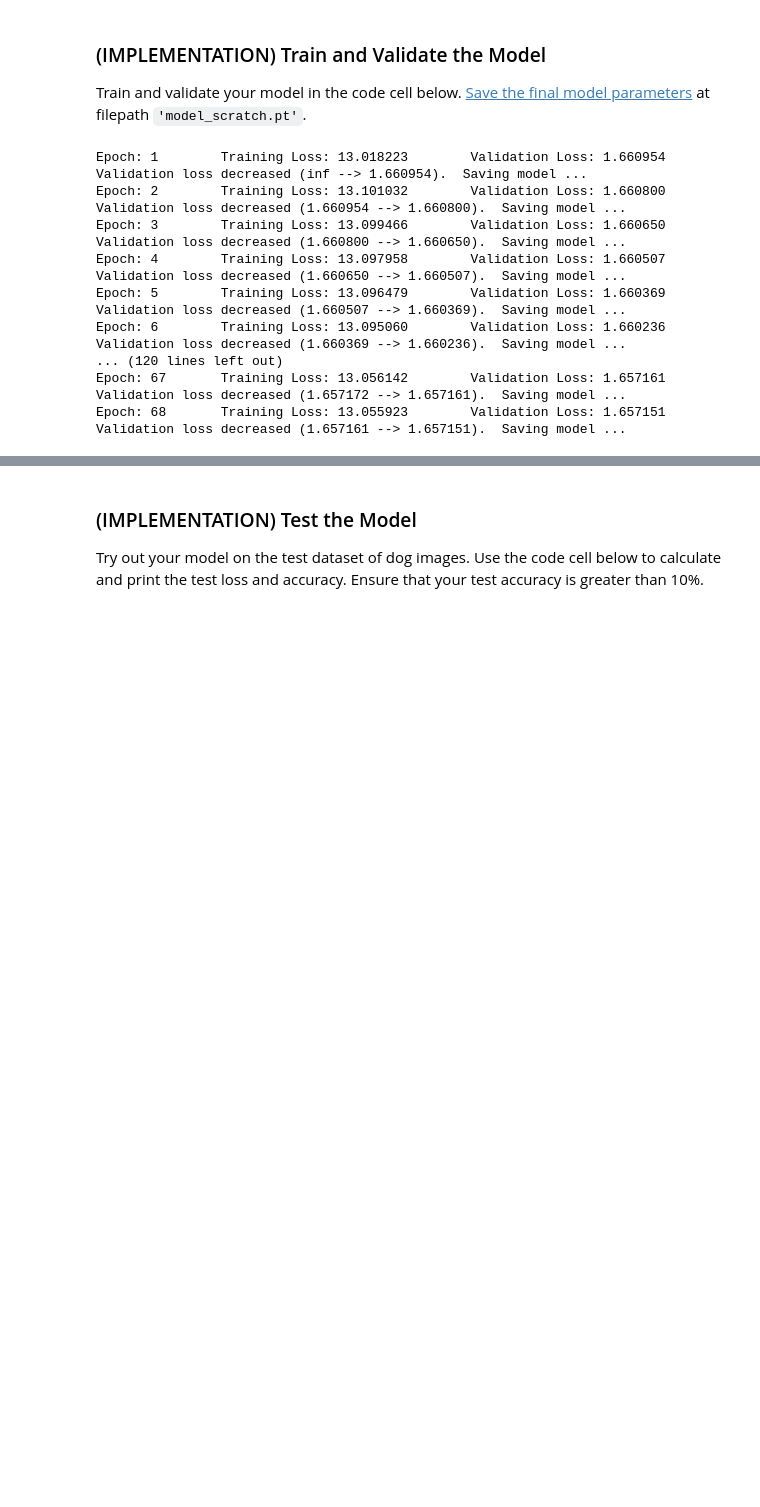
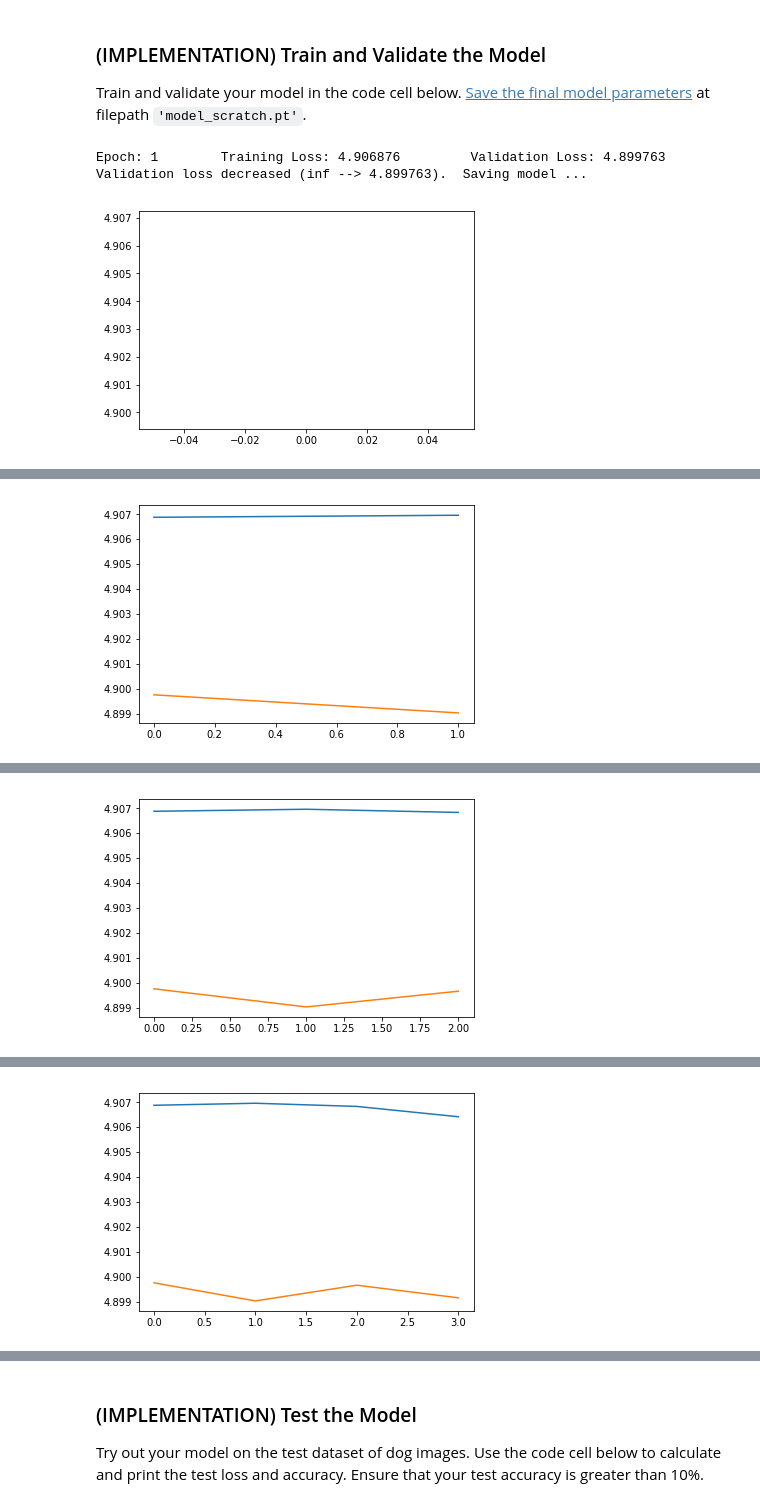
Before and after one commit to shuoxiong/udacity_course, a Jupyter notebook: dog_app.ipynb, the cells around one changed output, grey strips where cells are left out. Drawn from its saved outputs; the diff is of its cells as text; code cells hidden in the pictures; blank space fills up the shorter version.

```diff
--- a/dog_app.ipynb
+++ b/dog_app.ipynb
@@ -423,0 +496,16 @@ if use_cuda:
+# %%
+
+
+model_scratch = models.vgg16()
+
+
+n_inputs = model_scratch.classifier[6].in_features
+
+print(n_inputs)
+
+last_layer = nn.Linear(n_inputs, 133)
+model_scratch.classifier[6] = last_layer
+
+
+if use_cuda:
+    model_scratch = model_scratch.cuda()
@@ -434,4 +524,4 @@ import torch.optim as optim
 criterion_scratch = nn.CrossEntropyLoss()
 
 ### TODO: select optimizer
-optimizer_scratch = optim.Adam(model_scratch.parameters(), lr=0.001)
+optimizer_scratch = optim.Adam(model_scratch.parameters(), lr=0.01)
@@ -443,6 +535,9 @@ Train and validate your model in the code cell below.  [Save the final model par
 
 from PIL import ImageFile
 ImageFile.LOAD_TRUNCATED_IMAGES = True
+
+train_losses = []
+valid_losses = []
 
 def train(n_epochs, loaders, model, optimizer, criterion, use_cuda, save_path):
     """returns trained model"""
@@ -471,7 +566,9 @@ def train(n_epochs, loaders, model, optimizer, criterion, use_cuda, save_path):
             loss.backward()
             optimizer.step()
             train_loss = train_loss + loss.data
-        train_loss = train_loss / batch_size
+
+        train_loss = train_loss / (batch_idx + 1)
+        train_losses.append(train_loss)
 
         ######################
         # validate the model #
@@ -486,51 +583,41 @@ def train(n_epochs, loaders, model, optimizer, criterion, use_cuda, save_path):
             loss = criterion(output, target)
 
             valid_loss = valid_loss + loss.data
-        valid_loss = valid_loss / batch_size
-
+        valid_loss = valid_loss / (batch_idx + 1 )
+        valid_losses.append(valid_loss)
         # print training/validation statistics
         print('Epoch: {} \tTraining Loss: {:.6f} \tValidation Loss: {:.6f}'.format(
             epoch,
             train_loss,
             valid_loss
             ))
 
         # TODO: save the model if validation loss has decreased
 
         if valid_loss <= valid_loss_min:
             print('Validation loss decreased ({:.6f} --> {:.6f}).  Saving model ...'.format(
             valid_loss_min,
             valid_loss))
             torch.save(model.state_dict(), save_path)
             valid_loss_min = valid_loss
 
+        plt.plot(train_losses)
+        plt.plot(valid_losses)
+        plt.show()
+
     # return trained model
     return model
 
 
 #train the model
 
 save_path = 'model_scratch.pt'
 model_scratch = train(100, loaders_scratch, model_scratch, optimizer_scratch,
                      criterion_scratch, use_cuda, save_path)
 
 #load the model that got the best validation accuracy
 model_scratch.load_state_dict(torch.load('model_scratch.pt'))
 # %% [output]
-Epoch: 1        Training Loss: 13.018223        Validation Loss: 1.660954
-Validation loss decreased (inf --> 1.660954).  Saving model ...
-Epoch: 2        Training Loss: 13.101032        Validation Loss: 1.660800
-Validation loss decreased (1.660954 --> 1.660800).  Saving model ...
-Epoch: 3        Training Loss: 13.099466        Validation Loss: 1.660650
-Validation loss decreased (1.660800 --> 1.660650).  Saving model ...
-Epoch: 4        Training Loss: 13.097958        Validation Loss: 1.660507
-Validation loss decreased (1.660650 --> 1.660507).  Saving model ...
-Epoch: 5        Training Loss: 13.096479        Validation Loss: 1.660369
-Validation loss decreased (1.660507 --> 1.660369).  Saving model ...
-Epoch: 6        Training Loss: 13.095060        Validation Loss: 1.660236
-Validation loss decreased (1.660369 --> 1.660236).  Saving model ...
-... (120 lines left out)
-Epoch: 67       Training Loss: 13.056142        Validation Loss: 1.657161
-Validation loss decreased (1.657172 --> 1.657161).  Saving model ...
-Epoch: 68       Training Loss: 13.055923        Validation Loss: 1.657151
-Validation loss decreased (1.657161 --> 1.657151).  Saving model ...
+Epoch: 1        Training Loss: 4.906876         Validation Loss: 4.899763
+Validation loss decreased (inf --> 4.899763).  Saving model ...
+[figure, added]
@@ -537,0 +626 @@ KeyboardInterrupt:
+[figure, added]
@@ -537,0 +628 @@ KeyboardInterrupt:
+[figure, added]
@@ -537,0 +630 @@ KeyboardInterrupt:
+[figure, added]
```
Also changed, not shown: parts of 11 cells of this notebook.
